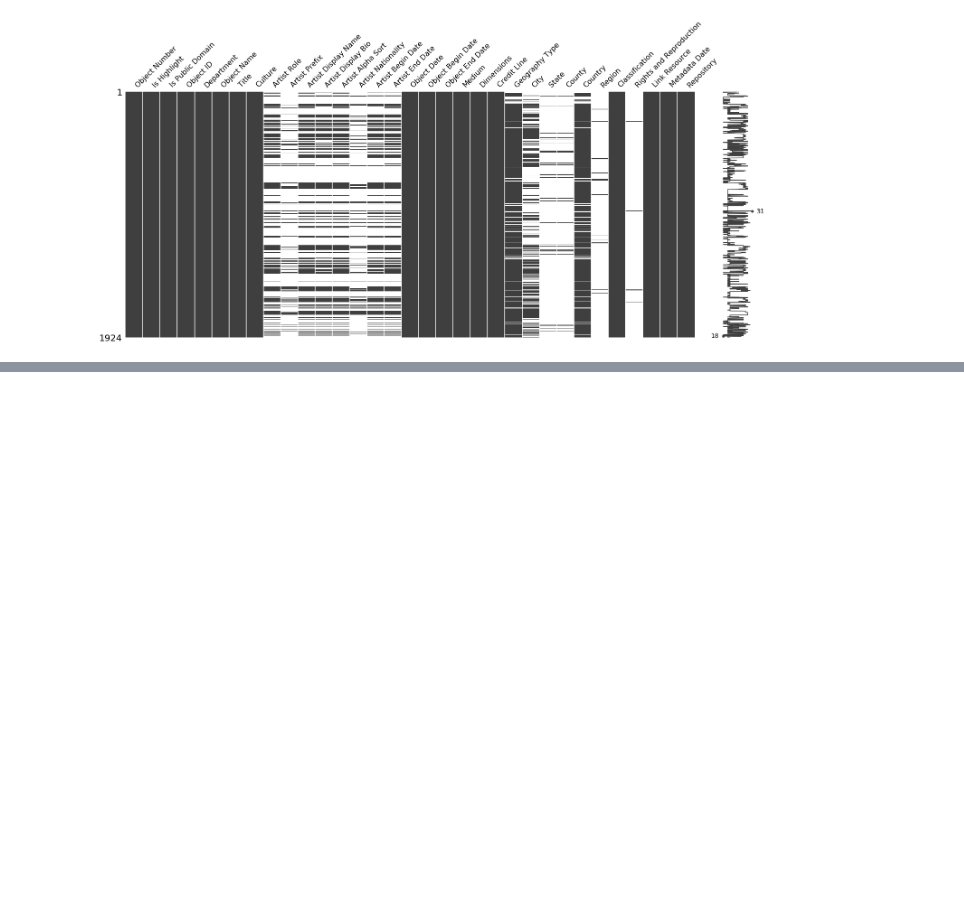
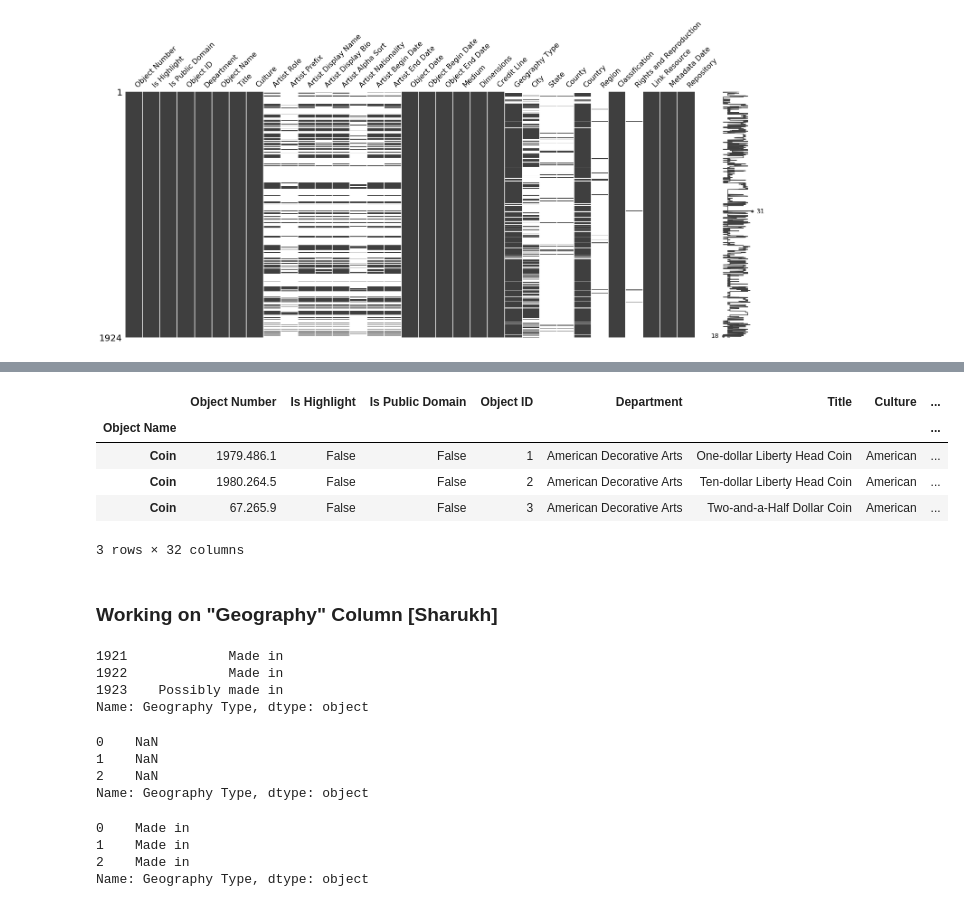
Before and after one commit to Sarathisme/museum-ml, a Jupyter notebook: The Metropolitan Museum of Art Open Access.ipynb, the cells around one changed output, grey strips where cells are left out. Drawn from its saved outputs; the diff is of its cells as text; code cells hidden in the pictures; blank space fills up the shorter version.

```diff
--- a/The Metropolitan Museum of Art Open Access.ipynb
+++ b/The Metropolitan Museum of Art Open Access.ipynb
@@ -188,0 +251,25 @@ ms.matrix(data)
+# %%
+data.head(3)
+# %% [output]
+|  | Object Number | Is Highlight | Is Public Domain | Object ID | Department | Title | Culture | ... |
+| Object Name |  |  |  |  |  |  |  | ... |
+| Coin | 1979.486.1 | False | False | 1 | American Decorative Arts | One-dollar Liberty Head Coin | American | ... |
+| Coin | 1980.264.5 | False | False | 2 | American Decorative Arts | Ten-dollar Liberty Head Coin | American | ... |
+| Coin | 67.265.9 | False | False | 3 | American Decorative Arts | Two-and-a-Half Dollar Coin | American | ... |
+3 rows × 32 columns
+# %% [markdown]
+### Working on "Geography" Column [Sharukh]
+# %%
+data['Geography Type'].tail(3)
+# %% [output]
+1921             Made in
+1922             Made in
+1923    Possibly made in
+Name: Geography Type, dtype: object
+# %%
+data['Geography Type'].head(3)
+# %% [output]
+0    NaN
+1    NaN
+2    NaN
+Name: Geography Type, dtype: object
@@ -188,0 +278,7 @@ ms.matrix(data)
+# %%
+data['Geography Type'].head(3)
+# %% [output]
+0    Made in
+1    Made in
+2    Made in
+Name: Geography Type, dtype: object
```
Also changed, not shown: parts of 20 cells of this notebook.
